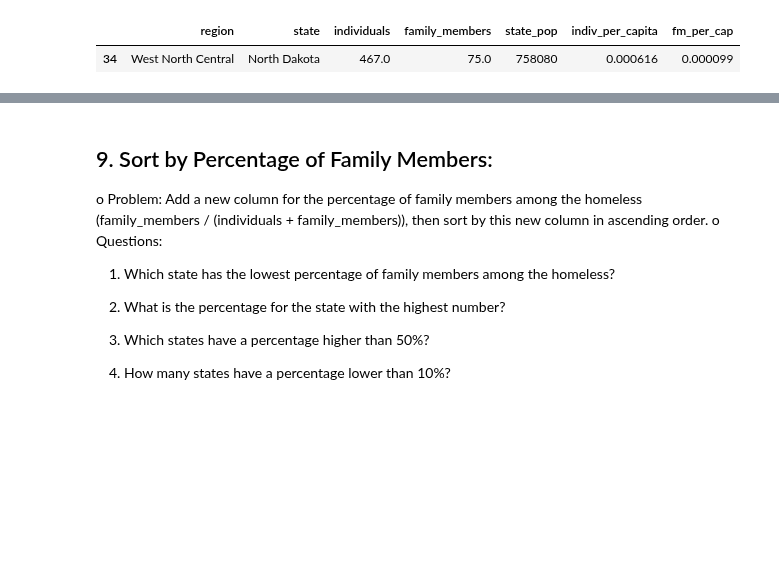
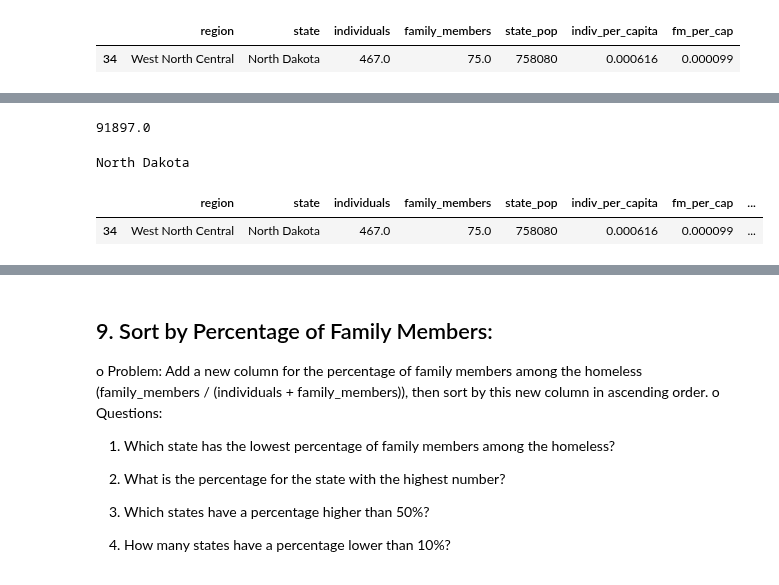
Before and after one commit to S827/python-programs, a Jupyter notebook: EDAPractice/DMWithPandas/CH1_TransformingDataframes/Homelessness_Exercise.ipynb, the cells around one changed output, grey strips where cells are left out. Drawn from its saved outputs; the diff is of its cells as text; code cells hidden in the pictures; blank space fills up the shorter version.

```diff
--- a/EDAPractice/DMWithPandas/CH1_TransformingDataframes/Homelessness_Exercise.ipynb
+++ b/EDAPractice/DMWithPandas/CH1_TransformingDataframes/Homelessness_Exercise.ipynb
@@ -536,0 +555,15 @@ o	Questions:
+# %%
+# 2.	What is the total number of homeless people in the state with the second-highest total?
+tot_hl_2nd_hi = hl_tot.iloc[1, 7]
+print(tot_hl_2nd_hi)
+# %% [output]
+91897.0
+# %%
+# 3.	Which state has the lowest total number of homeless people?
+st_low_hl_tot = hl_tot.iloc[-1, 1]
+print(st_low_hl_tot)
+hl_tot.tail(1)
+# %% [output]
+North Dakota
+|  | region | state | individuals | family_members | state_pop | indiv_per_capita | fm_per_cap | ... |
+| 34 | West North Central | North Dakota | 467.0 | 75.0 | 758080 | 0.000616 | 0.000099 | ... |
```
Also changed, not shown: parts of 3 cells of this notebook.
